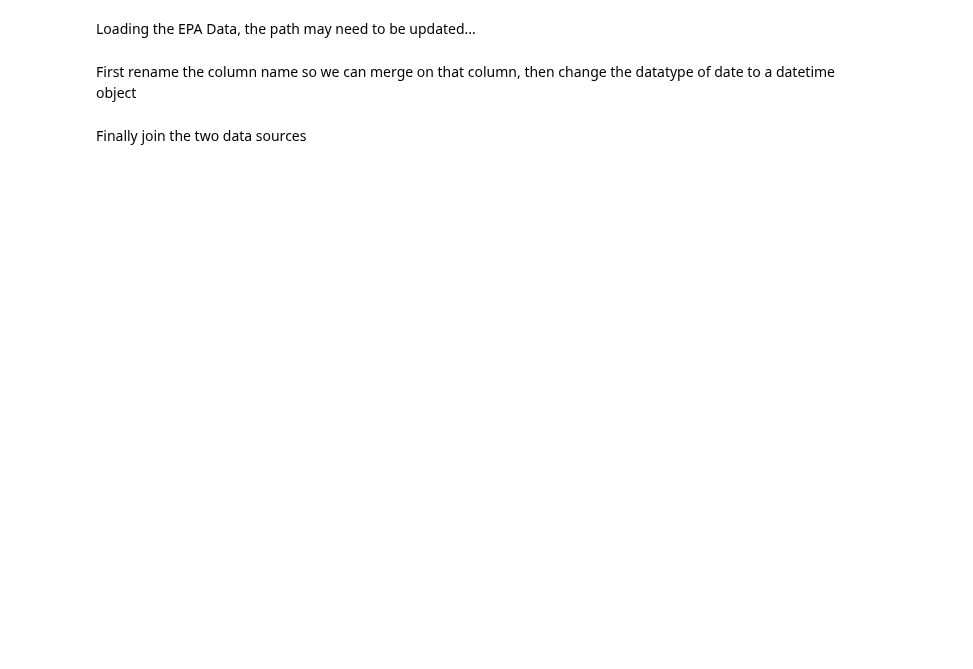
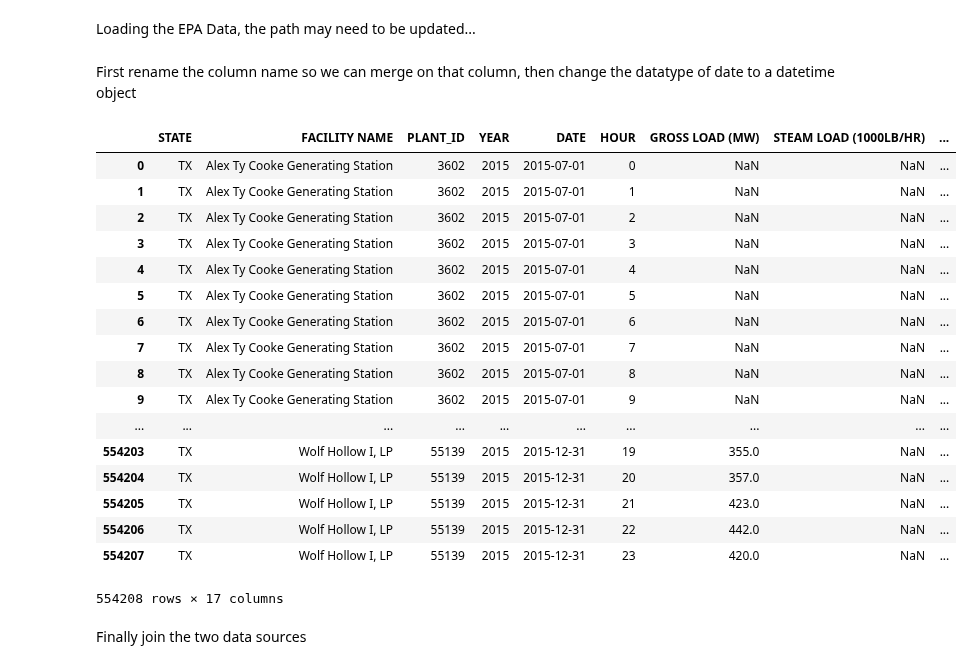
Before and after one commit to gschivley/ERCOT_power, a Jupyter notebook: Raw Data/Merging EPA and EIA.ipynb, the cells around one changed output. Drawn from its saved outputs; the diff is of its cells as text; code cells hidden in the pictures; blank space fills up the shorter version.

```diff
--- a/Raw Data/Merging EPA and EIA.ipynb
+++ b/Raw Data/Merging EPA and EIA.ipynb
@@ -8,7 +8,11 @@ Loading the EIA Data, the path may need to be updated...
 This will take a few minutes to run.
 # %%
 #Iterate through the directory to find all the files to import
-path = "ERCOT_power\Raw Data\EIA data\923-No_Header"
+#Modified so that it also works on macs
+path = os.path.join('EIA Data', '923-No_Header')
+full_path = os.path.join(path, '*.*')
+
+
 eiaNames = os.listdir(path)
 
 #Rename the keys for easier merging later
@@ -94,3 +102,23 @@ sumCols.extend([col for col in allCols if regex.search(col)])
+# %%
+#Define the columns that contain the year's totals (Used to calc fuel type %)
+yearCols = ["TOTAL_FUEL_CONSUMPTION_QUANTITY", "ELEC_FUEL_CONSUMPTION_QUANTITY",
+            "TOTAL_FUEL_CONSUMPTION_MMBTU", "ELEC_FUEL_CONSUMPTION_MMBTU",
+            "NET_GENERATION_(MEGAWATTHOURS)"]
+
+
+#Define the columns that are necessary and summable
+sumCols = []
+sumCols.extend(yearCols)
+regex = re.compile(r"^ELEC_QUANTITY_.*")
+sumCols.extend([col for col in yearCols if regex.search(col)])
+regex = re.compile(r"^MMBTU_PER_UNIT_.*")
+sumCols.extend([col for col in yearCols if regex.search(col)])
+regex = re.compile(r"^TOT_MMBTU_.*")
+sumCols.extend([col for col in yearCols if regex.search(col)])
+regex = re.compile(r"^ELEC_MMBTUS_.*")
+sumCols.extend([col for col in yearCols if regex.search(col)])
+regex = re.compile(r"^NETGEN_.*")
+sumCols.extend([col for col in yearCols if regex.search(col)])
 # %% [markdown]
 Get a list of all the different fuel type codes.  If we don't care about all of them, then just hardcode the list
 # %%
@@ -130,7 +180,7 @@ for key, df in eiaDict.iteritems():
 Loading the EPA Data, the path may need to be updated...
 # %%
 #Read the EPA files into a dataframe
-path2 = "ERCOT_power\Raw Data\EPA air markets"
+path2 = os.path.join('EPA air markets')
 epaNames = os.listdir(path2)
 filePaths = {dn:os.path.join(path2, dn, "*.txt") for dn in epaNames}
 filePaths = {dn:glob.glob(val) for dn, val in filePaths.iteritems()}
@@ -147,6 +197,27 @@ for key, df in epaDict.iteritems():
 #Convert to datetime object
 for key, df in epaDict.iteritems():
     epaDict[key]["DATE"] = pd.to_datetime(df["DATE"])
+# %%
+epaDict['2015 July-Dec']
+# %% [output]
+|  | STATE | FACILITY NAME | PLANT_ID | YEAR | DATE | HOUR | GROSS LOAD (MW) | STEAM LOAD (1000LB/HR) | ... |
+| 0 | TX | Alex Ty Cooke Generating Station | 3602 | 2015 | 2015-07-01 | 0 | NaN | NaN | ... |
+| 1 | TX | Alex Ty Cooke Generating Station | 3602 | 2015 | 2015-07-01 | 1 | NaN | NaN | ... |
+| 2 | TX | Alex Ty Cooke Generating Station | 3602 | 2015 | 2015-07-01 | 2 | NaN | NaN | ... |
+| 3 | TX | Alex Ty Cooke Generating Station | 3602 | 2015 | 2015-07-01 | 3 | NaN | NaN | ... |
+| 4 | TX | Alex Ty Cooke Generating Station | 3602 | 2015 | 2015-07-01 | 4 | NaN | NaN | ... |
+| 5 | TX | Alex Ty Cooke Generating Station | 3602 | 2015 | 2015-07-01 | 5 | NaN | NaN | ... |
+| 6 | TX | Alex Ty Cooke Generating Station | 3602 | 2015 | 2015-07-01 | 6 | NaN | NaN | ... |
+| 7 | TX | Alex Ty Cooke Generating Station | 3602 | 2015 | 2015-07-01 | 7 | NaN | NaN | ... |
+| 8 | TX | Alex Ty Cooke Generating Station | 3602 | 2015 | 2015-07-01 | 8 | NaN | NaN | ... |
+| 9 | TX | Alex Ty Cooke Generating Station | 3602 | 2015 | 2015-07-01 | 9 | NaN | NaN | ... |
+| ... | ... | ... | ... | ... | ... | ... | ... | ... | ... |
+| 554203 | TX | Wolf Hollow I, LP | 55139 | 2015 | 2015-12-31 | 19 | 355.0 | NaN | ... |
+| 554204 | TX | Wolf Hollow I, LP | 55139 | 2015 | 2015-12-31 | 20 | 357.0 | NaN | ... |
+| 554205 | TX | Wolf Hollow I, LP | 55139 | 2015 | 2015-12-31 | 21 | 423.0 | NaN | ... |
+| 554206 | TX | Wolf Hollow I, LP | 55139 | 2015 | 2015-12-31 | 22 | 442.0 | NaN | ... |
+| 554207 | TX | Wolf Hollow I, LP | 55139 | 2015 | 2015-12-31 | 23 | 420.0 | NaN | ... |
+554208 rows × 17 columns
 # %% [markdown]
 Finally join the two data sources
 # %%
```
Also changed, not shown: parts of 4 cells of this notebook.
